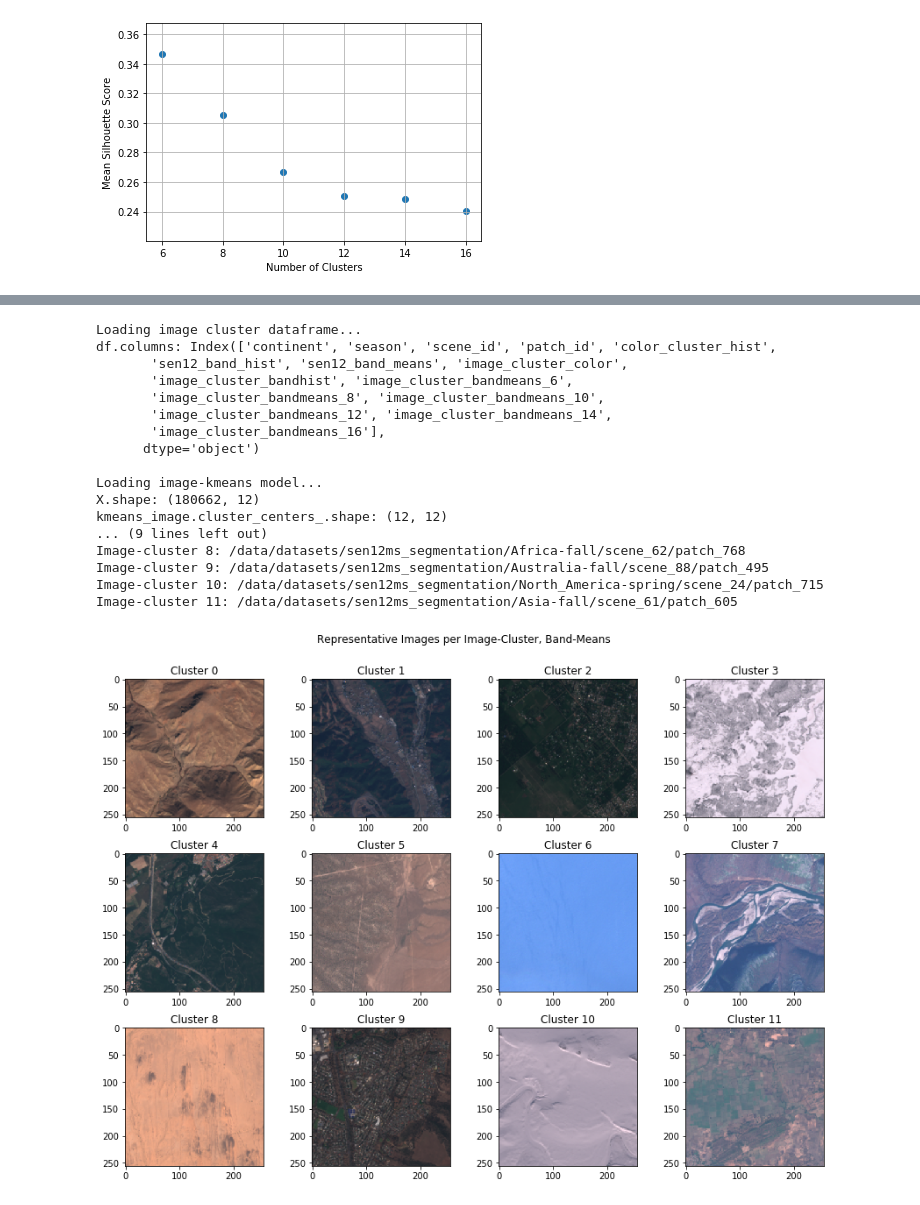
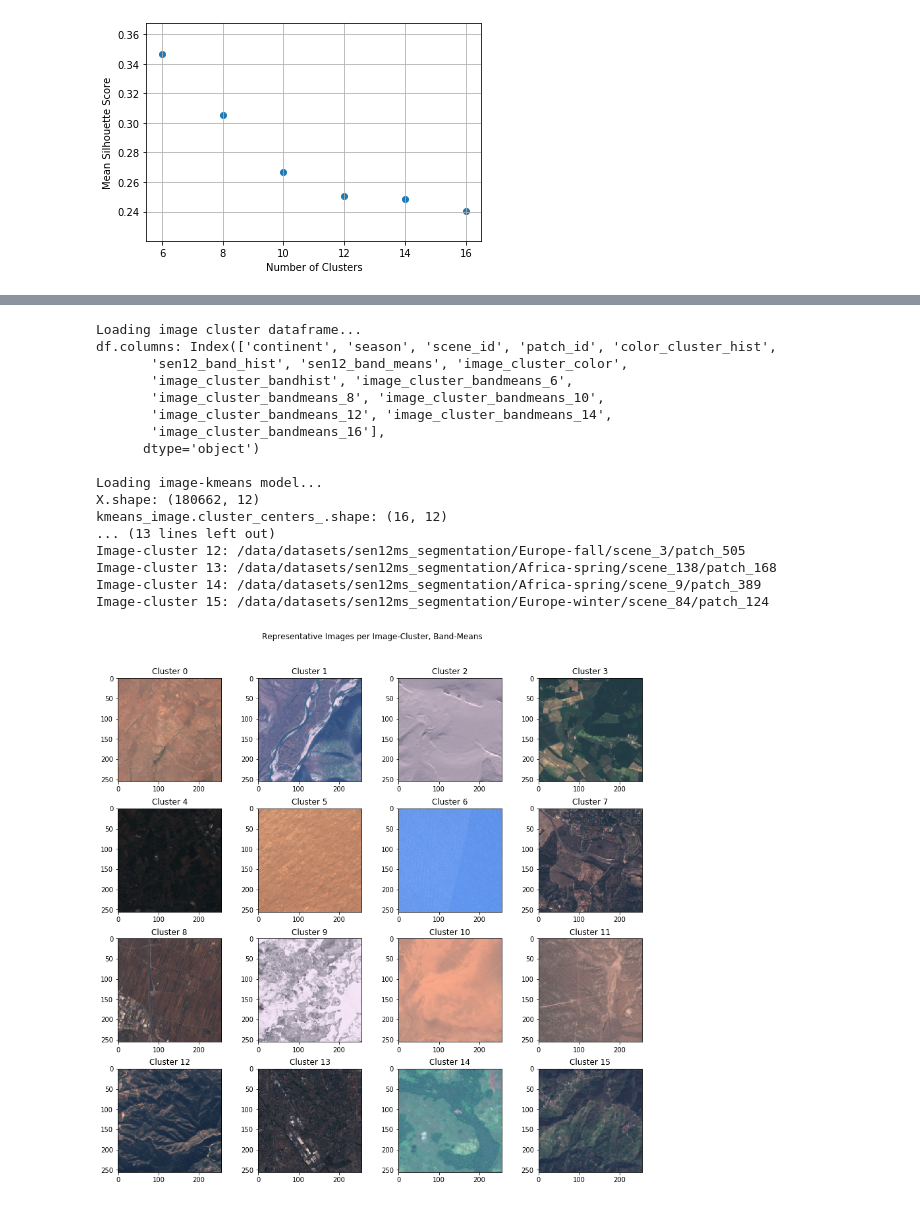
Before and after one commit to lucashu1/land-cover, a Jupyter notebook: jupyter_notebooks/kmeans.ipynb, the cells around one changed output, grey strips where cells are left out. Saved outputs shown, nothing was run; the diff lists cells and outputs as text; code cells hidden in the pictures.

```diff
--- a/jupyter_notebooks/kmeans.ipynb
+++ b/jupyter_notebooks/kmeans.ipynb
@@ -997,11 +997,11 @@ Silhouette score: 0.24077422096899845
+# %%
+num_image_clusters = 16 # 8, 12, or 16
 # %%
 ### Compare image-clusters between continents ###
 
-num_clusters = 12
-
 method = 'bandmeans' # one of 'colorcluster', 'bandhist', or 'bandmeans'
 # cluster_col = cluster_method_to_cluster_col[method]
-cluster_col = f'image_cluster_bandmeans_{num_clusters}'
+cluster_col = f'image_cluster_bandmeans_{num_image_clusters}'
 feat_col = cluster_method_to_feat_col[method]
 method_name = cluster_method_to_method_name[method]
 
@@ -1011,7 +1011,7 @@ df = joblib.load(df_save_dir)
 
 # set colormap
 cmap = plt.cm.viridis  # define the colormap
-cmaplist = [cmap(i) for i in np.linspace(0, 1, num_clusters)]
+cmaplist = [cmap(i) for i in np.linspace(0, 1, num_image_clusters)]
 
 # plot histogram for all continents
 N, bins, patches = plt.hist(df[cluster_col], bins=range(0,num_clusters+1), density=False)
@@ -1029,7 +1029,7 @@ for i, continent in enumerate(config['all_continents']):
         row += 1
         col = 0
     N, bins, patches = axes[row, col].hist(df.loc[df['continent'] == continent][cluster_col],
-                                           bins=range(0,num_clusters+1), density=False)
+                                           bins=range(0,num_image_clusters+1), density=False)
     for i in range(len(patches)):
         patches[i].set_facecolor(cmaplist[i])
     axes[row, col].set_title(continent)
@@ -1050,7 +1050,7 @@ for i, season in enumerate(config['all_seasons']):
         row += 1
         col = 0
     N, bins, patches = axes[row, col].hist(df.loc[df['season'] == season][cluster_col],
-                                           bins=range(0,num_clusters+1), density=False)
+                                           bins=range(0,num_image_clusters+1), density=False)
     for j in range(len(patches)):
         patches[j].set_facecolor(cmaplist[j])
     axes[row, col].set_title(season)
@@ -1072,8 +1072,6 @@ plt.show()
 # settings
 df_save_dir = '/data/lucas/kmeans/image_clusters_df_20200416.joblib'
 continent = None # pick a continent, or None for all continents
-
-num_image_clusters = 12
 
 method = 'bandmeans' # one of 'colorcluster', 'bandhist', or 'bandmeans'
 # cluster_col = cluster_method_to_cluster_col[method]
@@ -1113,39 +1111,39 @@ for i, centroid in enumerate(kmeans_image.cluster_centers_):
 rows = num_image_clusters // 4
 fig, axes = plt.subplots(rows, 4, figsize=(12, rows*3))
 row, col = 0, 0
 for i, patch_path in enumerate(representative_patch_paths):
     s2 = np.load(f'{patch_path}/s2.npy')
     rgb = s2[:, :, [2, 1, 0]]
     rgb = rgb / rgb.max()
     axes[row, col].imshow(rgb)
     axes[row, col].set_title(f'Cluster {i}')
     col += 1
     if col == 4:
         row += 1
         col = 0
 continent_str = f' ({continent})' if continent is not None else ''
 plt.suptitle(f'Representative Images per Image-Cluster, {method_name}{continent_str}')
 fig.tight_layout()
 plt.subplots_adjust(top=0.90)
 plt.show()
 # %% [output]
 Loading image cluster dataframe...
 df.columns: Index(['continent', 'season', 'scene_id', 'patch_id', 'color_cluster_hist',
        'sen12_band_hist', 'sen12_band_means', 'image_cluster_color',
        'image_cluster_bandhist', 'image_cluster_bandmeans_6',
        'image_cluster_bandmeans_8', 'image_cluster_bandmeans_10',
        'image_cluster_bandmeans_12', 'image_cluster_bandmeans_14',
        'image_cluster_bandmeans_16'],
       dtype='object')
 
 Loading image-kmeans model...
 X.shape: (180662, 12)
-kmeans_image.cluster_centers_.shape: (12, 12)
-... (9 lines left out)
-Image-cluster 8: /data/datasets/sen12ms_segmentation/Africa-fall/scene_62/patch_768
-Image-cluster 9: /data/datasets/sen12ms_segmentation/Australia-fall/scene_88/patch_495
-Image-cluster 10: /data/datasets/sen12ms_segmentation/North_America-spring/scene_24/patch_715
-Image-cluster 11: /data/datasets/sen12ms_segmentation/Asia-fall/scene_61/patch_605
+kmeans_image.cluster_centers_.shape: (16, 12)
+... (13 lines left out)
+Image-cluster 12: /data/datasets/sen12ms_segmentation/Europe-fall/scene_3/patch_505
+Image-cluster 13: /data/datasets/sen12ms_segmentation/Africa-spring/scene_138/patch_168
+Image-cluster 14: /data/datasets/sen12ms_segmentation/Africa-spring/scene_9/patch_389
+Image-cluster 15: /data/datasets/sen12ms_segmentation/Europe-winter/scene_84/patch_124
-[figure, old version]
+[figure, new version]
 # %%
 ### Get P(continent|cluster) ###
```
Also changed, not shown: parts of 11 cells of this notebook, 4 other files.
